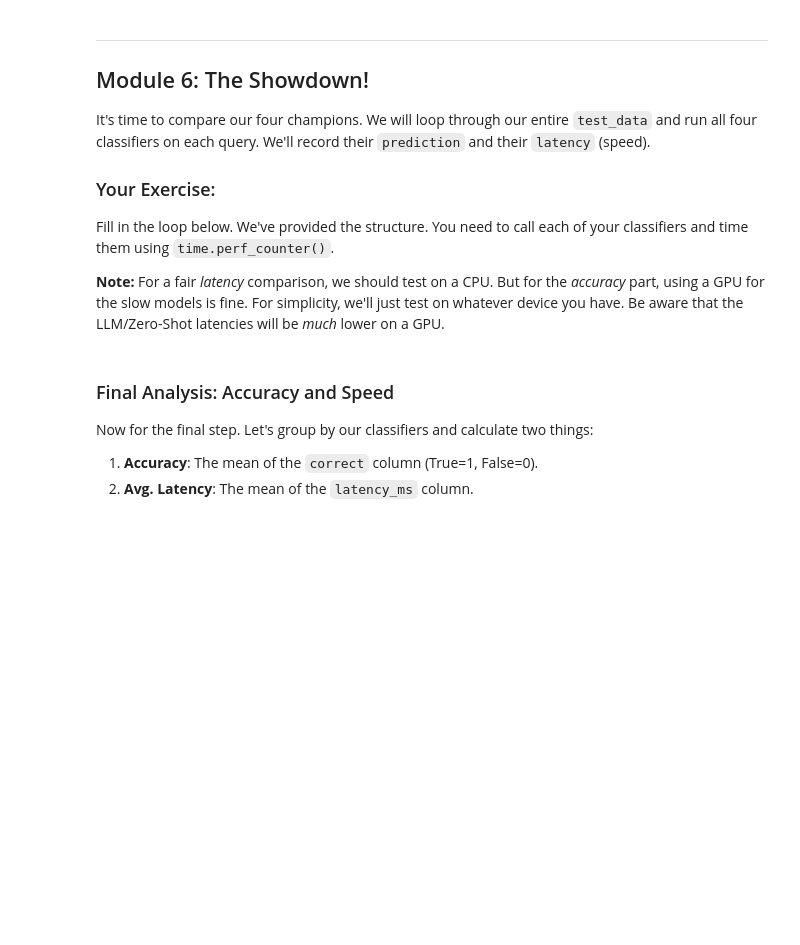
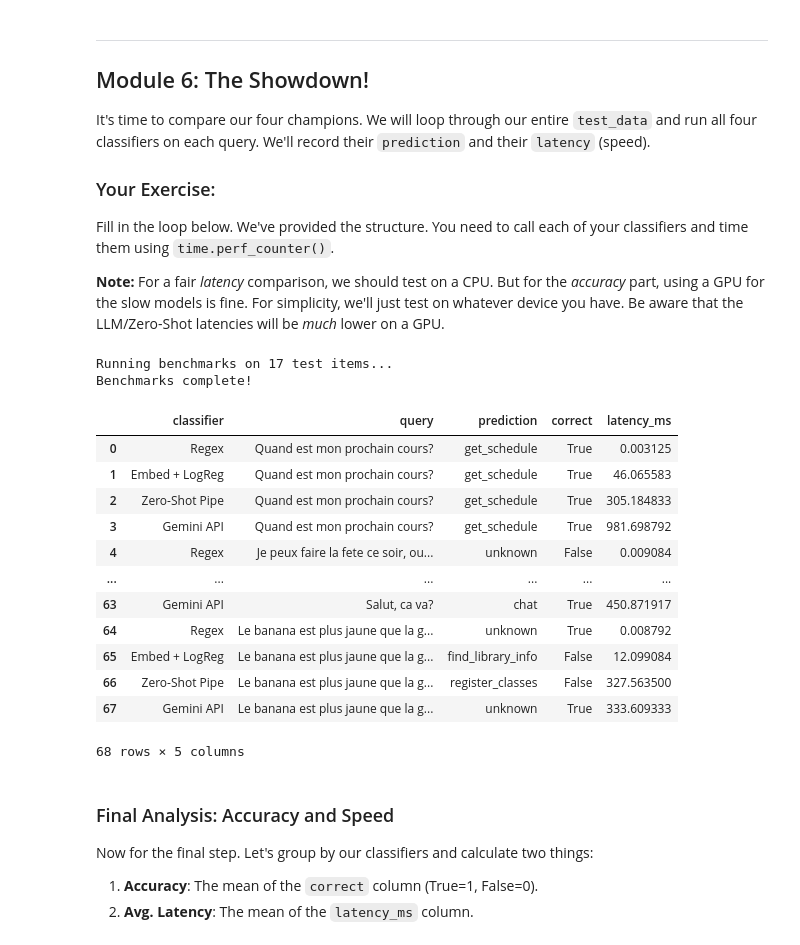
Before and after one commit to NaitsabesMue/llms-data-science-course, a Jupyter notebook: labs/week_4_classification.ipynb, the cells around one changed output. Drawn from its saved outputs; the diff is of its cells as text; code cells hidden in the pictures; blank space fills up the shorter version.

```diff
--- a/labs/week_4_classification.ipynb
+++ b/labs/week_4_classification.ipynb
@@ -143,11 +206,11 @@ Our first model isn't a model at all! It's a simple function using Regular Expre
 Complete the `classify_regex` function below. We've given you a `keywords` dictionary to start with. Your function should take a `query`, convert it to lowercase, and check if any keywords for an intent are present. It should return the *first* intent it matches.
 # %%
 keywords = {
-    "get_schedule": ["planning", "emploi du temps", "cours", "salle", "td", "cm"],
-    "check_email": ["mail", "messagerie", "email", "boite de réception"],
-    "register_classes": ["inscription", "ip", "péda", "inscrire"],
-    "get_student_card": ["carte", "amu"],
-    "find_library_info": ["bu", "bibliothèque", "livre", "emprunter"]
+    "get_schedule": ["planning", "planing", "emploi du temps", "cours", "cour", "salle", "td", "cm", "horaire", "agenda", "calendrier"],
+    "check_email": ["mail", "mel", "messagerie", "email", "emails", "boite de réception", "boite de reception", "courriel", "message"],
+    "register_classes": ["inscription", "inscrire", "ip", "péda", "peda", "incription", "matière", "options", "choisir"],
+    "get_student_card": ["carte", "crte", "amu", "étudiante", "perdu", "recharger", "izly"],
+    "find_library_info": ["bu", "bibliothèque", "bibliotheque", "livre", "emprunter", "prêt", "pret", "réserver", "reserver"]
 }
 
 def classify_regex(query):
@@ -438,9 +501,9 @@ Fill in the loop below. We've provided the structure. You need to call each of y
 **Note:** For a fair *latency* comparison, we should test on a CPU. But for the *accuracy* part, using a GPU for the slow models is fine. For simplicity, we'll just test on whatever device you have. Be aware that the LLM/Zero-Shot latencies will be *much* lower on a GPU.
 # %%
 results = []
-print(f"Running benchmarks on {len(test_data)} test items...")
+print(f"Running benchmarks on {len(eval_data)} test items...")
 
-for item in test_data:
+for item in eval_data:
     query = item['text']
     correct_label = item['label']
 
@@ -464,49 +527,68 @@ for item in test_data:
     results.append({
         "classifier": "Embed + LogReg",
         "query": query,
         "prediction": pred_logreg,
         "correct": pred_logreg == correct_label,
         "latency_ms": (end_time - start_time) * 1000
     })
 
     # --- 3. Zero-Shot Pipeline ---
     start_time = time.perf_counter()
     res_zero_shot = clf_zero_shot(query, candidate_labels)
     pred_zero_shot = label_map_zero_shot[res_zero_shot['labels'][0]]
     end_time = time.perf_counter()
     results.append({
         "classifier": "Zero-Shot Pipe",
         "query": query,
         "prediction": pred_zero_shot,
         "correct": pred_zero_shot == correct_label,
         "latency_ms": (end_time - start_time) * 1000
     })
 
     # --- 4. Gemini API ---
-    start_time = time.perf_counter()
-    try:
-        # We re-use the 'model_gemini' we configured in Module 5
-        response = model_gemini.generate_content(query)
-        pred_llm = response.text.strip()
-    except Exception as e:
-        print(f"Gemini API error on query '{query}': {e}")
-        pred_llm = "API_ERROR" # So we can see failures
-    end_time = time.perf_counter()
+    if True:  # Set to True to enable Gemini benchmarking
+        start_time = time.perf_counter()
+        try:
+            # We re-use the 'model_openai' we configured in Module 5
+            pred_llm = get_openai_response(query)
+        except Exception as e:
+            print(f"Gemini API error on query '{query}': {e}")
+            pred_llm = "API_ERROR" # So we can see failures
+        end_time = time.perf_counter()
 
-    results.append({
-        "classifier": "Gemini API", # Renamed
-        "query": query,
-        "prediction": pred_llm,
-        "correct": pred_llm == correct_label,
-        "latency_ms": (end_time - start_time) * 1000
-    })
+        results.append({
+            "classifier": "Gemini API", # Renamed
+            "query": query,
+            "prediction": pred_llm,
+            "correct": pred_llm == correct_label,
+            "latency_ms": (end_time - start_time) * 1000
+        })
+        #time.sleep(1)  # To avoid rate limits
+    else:
+        print("Skipping Gemini API benchmarking. Set the condition to True to enable it.")
 
 print("Benchmarks complete!")
 
 # Convert to a DataFrame for analysis
 results_df = pd.DataFrame(results)
 
 display(results_df)
+# %% [output]
+Running benchmarks on 17 test items...
+Benchmarks complete!
+|  | classifier | query | prediction | correct | latency_ms |
+| 0 | Regex | Quand est mon prochain cours? | get_schedule | True | 0.003125 |
+| 1 | Embed + LogReg | Quand est mon prochain cours? | get_schedule | True | 46.065583 |
+| 2 | Zero-Shot Pipe | Quand est mon prochain cours? | get_schedule | True | 305.184833 |
+| 3 | Gemini API | Quand est mon prochain cours? | get_schedule | True | 981.698792 |
+| 4 | Regex | Je peux faire la fete ce soir, ou... | unknown | False | 0.009084 |
+| ... | ... | ... | ... | ... | ... |
+| 63 | Gemini API | Salut, ca va? | chat | True | 450.871917 |
+| 64 | Regex | Le banana est plus jaune que la g... | unknown | True | 0.008792 |
+| 65 | Embed + LogReg | Le banana est plus jaune que la g... | find_library_info | False | 12.099084 |
+| 66 | Zero-Shot Pipe | Le banana est plus jaune que la g... | register_classes | False | 327.563500 |
+| 67 | Gemini API | Le banana est plus jaune que la g... | unknown | True | 333.609333 |
+68 rows × 5 columns
 # %% [markdown]
 ### Final Analysis: Accuracy and Speed
 
```
Also changed, not shown: parts of 8 cells of this notebook, 32 other files.
